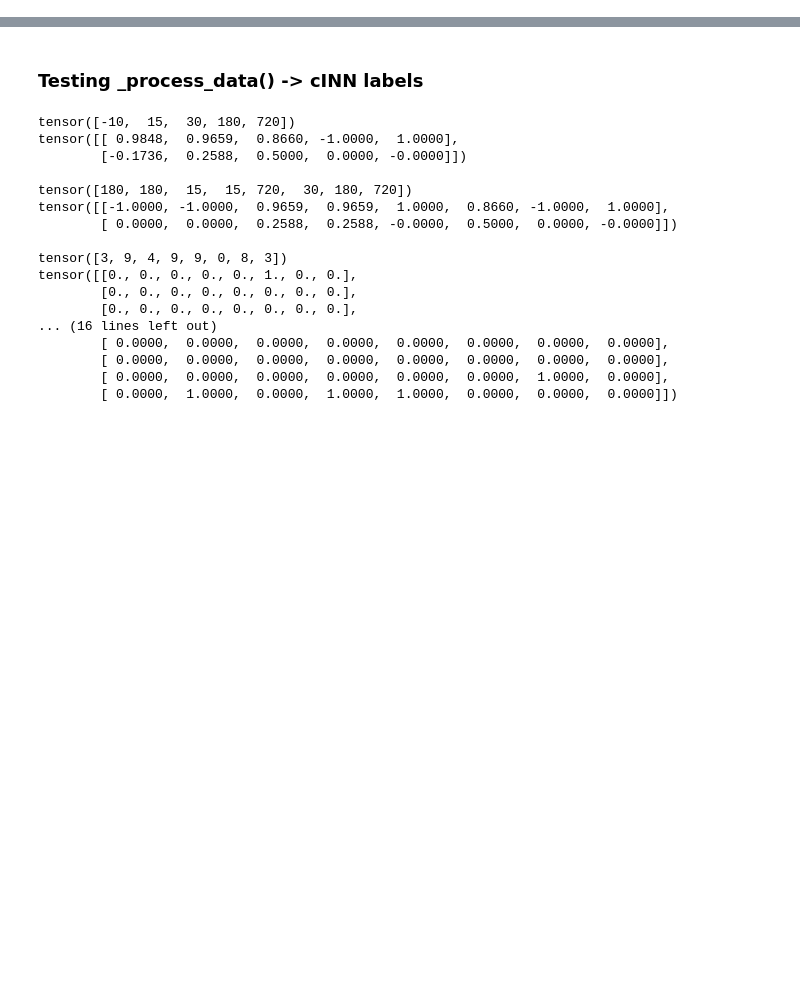
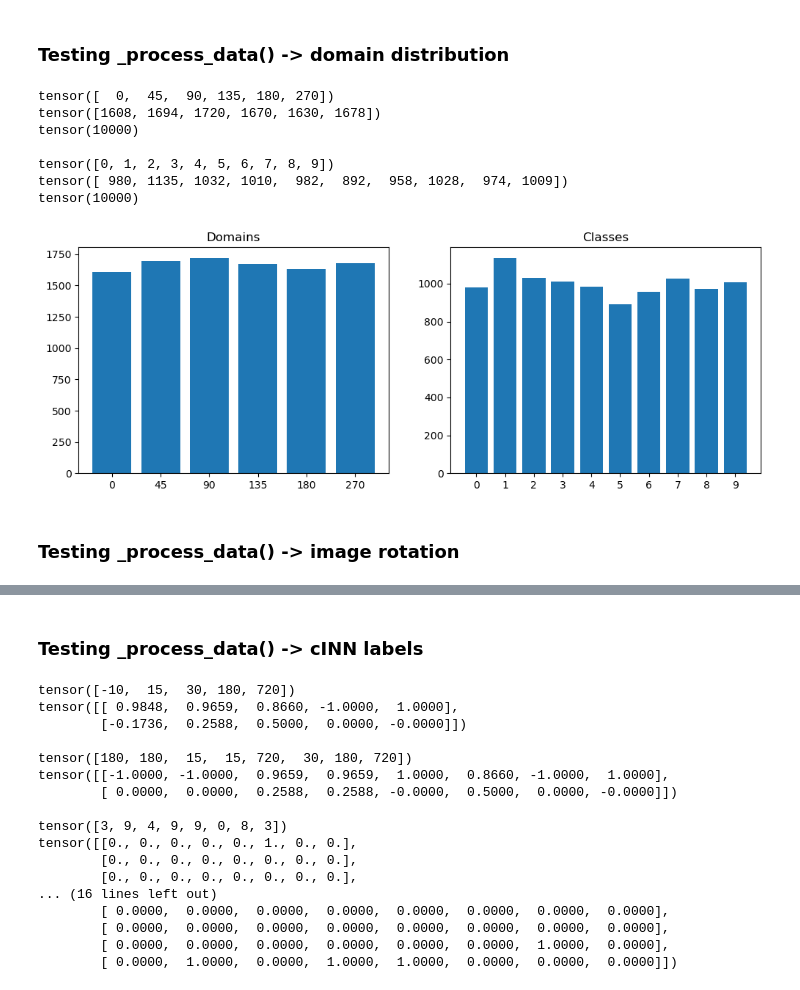
Before and after one commit to Fjallripa/Rotated-cINN, a Jupyter notebook: rotated_cinn/code_tests/testing_data_py.ipynb, the cells around one changed output, grey strips where cells are left out. Cells and saved outputs as stored; diff of their text form; code cells hidden in the pictures; blank space fills up the shorter version.

```diff
--- a/rotated_cinn/code_tests/testing_data_py.ipynb
+++ b/rotated_cinn/code_tests/testing_data_py.ipynb
@@ -64,0 +100,37 @@ class RotatedMNIST(Dataset):
+# %% [markdown]
+### Testing _process_data() -> domain distribution
+# %%
+rot = RotatedMNIST([0, 45, 90, 180, 270, 135], train=False, seed=1)
+
+domains, d_distribution = rot.domain_labels.unique(return_counts=True)
+print(domains)
+print(d_distribution)
+print(sum(d_distribution))
+print("")
+classes, c_distribution = rot.class_labels.unique(return_counts=True)
+print(classes)
+print(c_distribution)
+print(sum(c_distribution))
+
+plt.figure(figsize=(12, 4))
+plt.subplot(1, 2, 1)
+plt.title("Domains")
+plt.bar([str(int(d)) for d in domains], d_distribution)
+
+plt.subplot(1, 2, 2)
+plt.title("Classes")
+plt.bar(range(len(classes)), c_distribution)
+plt.xticks(classes)
+
+plt.show()
+# %% [output]
+tensor([  0,  45,  90, 135, 180, 270])
+tensor([1608, 1694, 1720, 1670, 1630, 1678])
+tensor(10000)
+
+tensor([0, 1, 2, 3, 4, 5, 6, 7, 8, 9])
+tensor([ 980, 1135, 1032, 1010,  982,  892,  958, 1028,  974, 1009])
+tensor(10000)
+[figure, added]
+# %% [markdown]
+### Testing _process_data() -> image rotation
```
Also changed, not shown: parts of 5 cells of this notebook, 1 other file.
